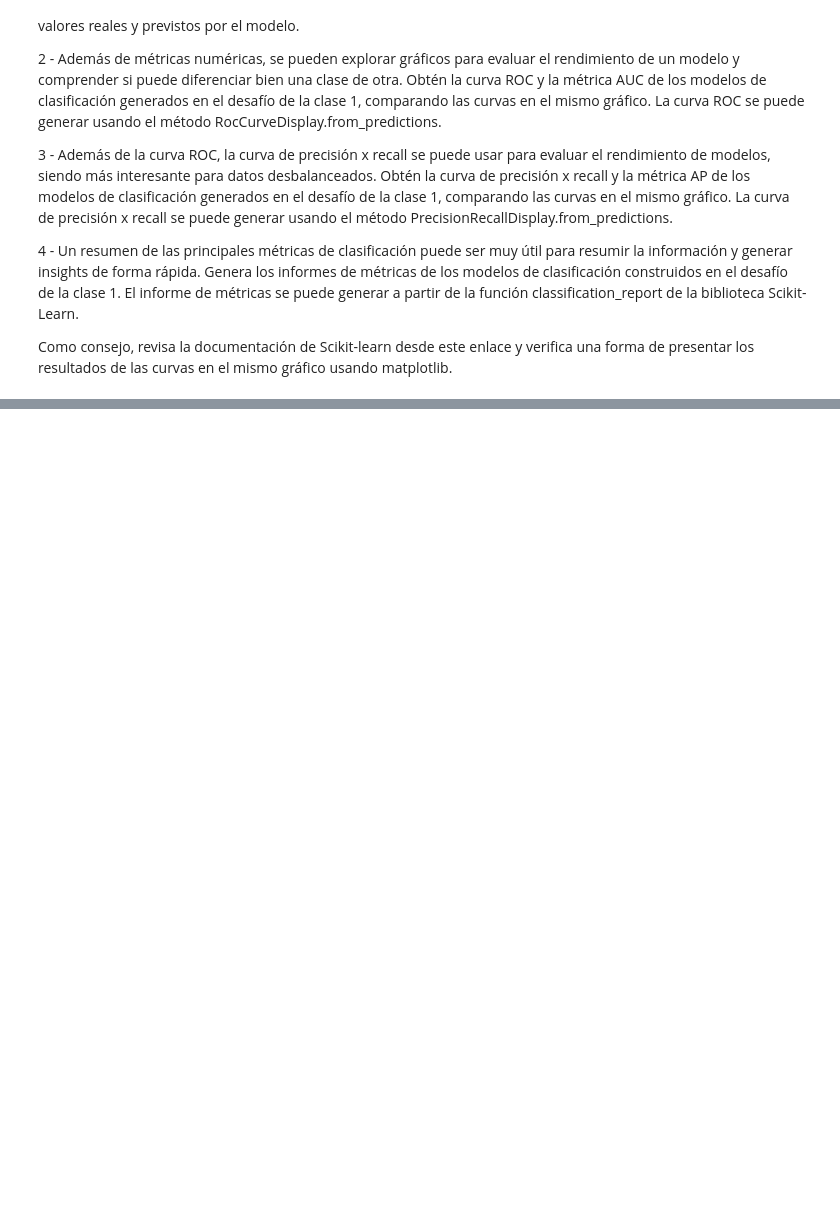
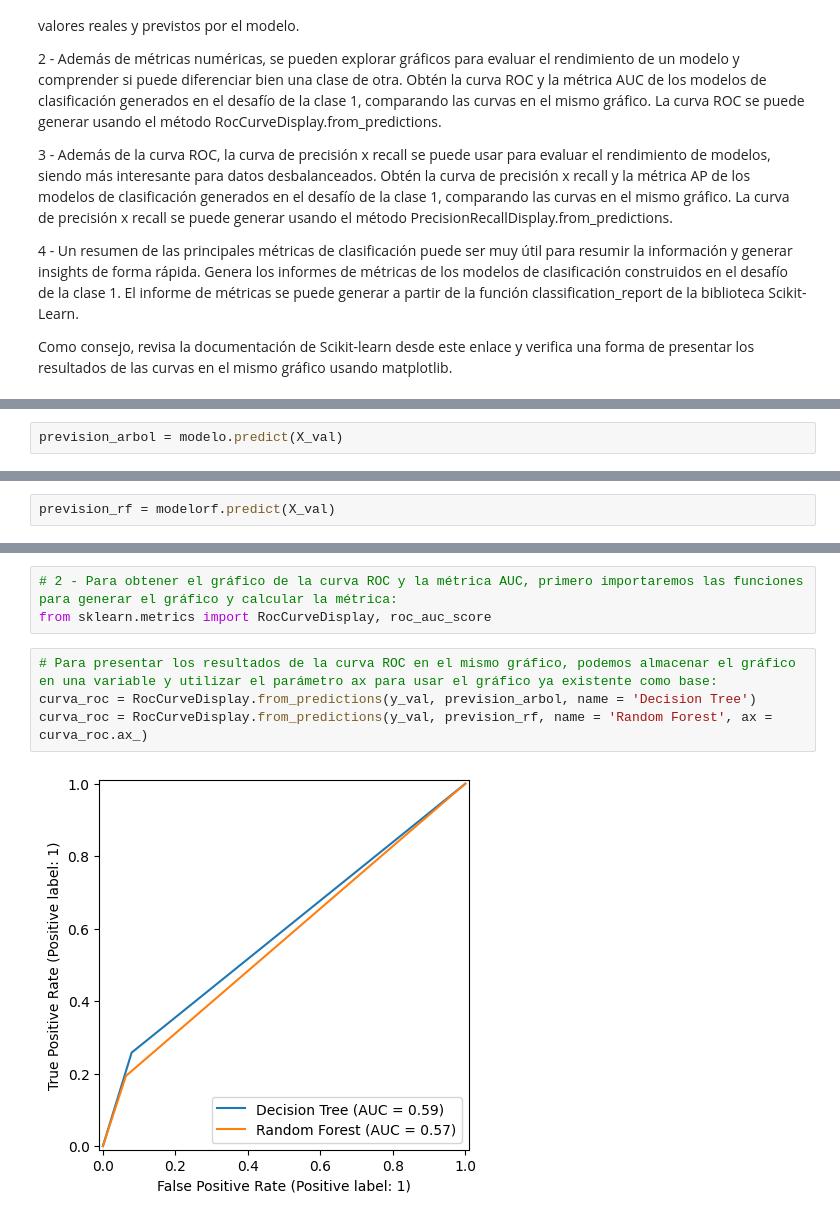
Before and after one commit to Tecindes/Ejercicios-Propuestos, a Jupyter notebook: Ejercicios.ipynb, the cells around one changed output, grey strips where cells are left out. Drawn from its saved outputs; the diff is of its cells as text; blank space fills up the shorter version.

```diff
--- a/Ejercicios.ipynb
+++ b/Ejercicios.ipynb
@@ -378 +380,3 @@ Como consejo, revisa la documentación de Scikit-learn desde este enlace y verif
 from sklearn.metrics import accuracy_score, recall_score, precision_score, f1_score
+# %%
+prevision_arbol = modelo.predict(X_val)
@@ -378,0 +393,2 @@ from sklearn.metrics import accuracy_score, recall_score, precision_score, f1_sc
+# %%
+prevision_rf = modelorf.predict(X_val)
@@ -378,0 +405,9 @@ from sklearn.metrics import accuracy_score, recall_score, precision_score, f1_sc
+# %%
+# 2 - Para obtener el gráfico de la curva ROC y la métrica AUC, primero importaremos las funciones para generar el gráfico y calcular la métrica:
+from sklearn.metrics import RocCurveDisplay, roc_auc_score
+# %%
+# Para presentar los resultados de la curva ROC en el mismo gráfico, podemos almacenar el gráfico en una variable y utilizar el parámetro ax para usar el gráfico ya existente como base:
+curva_roc = RocCurveDisplay.from_predictions(y_val, prevision_arbol, name = 'Decision Tree')
+curva_roc = RocCurveDisplay.from_predictions(y_val, prevision_rf, name = 'Random Forest', ax = curva_roc.ax_)
+# %% [output]
+[figure, added]
```
Also changed, not shown: parts of 8 cells of this notebook.
